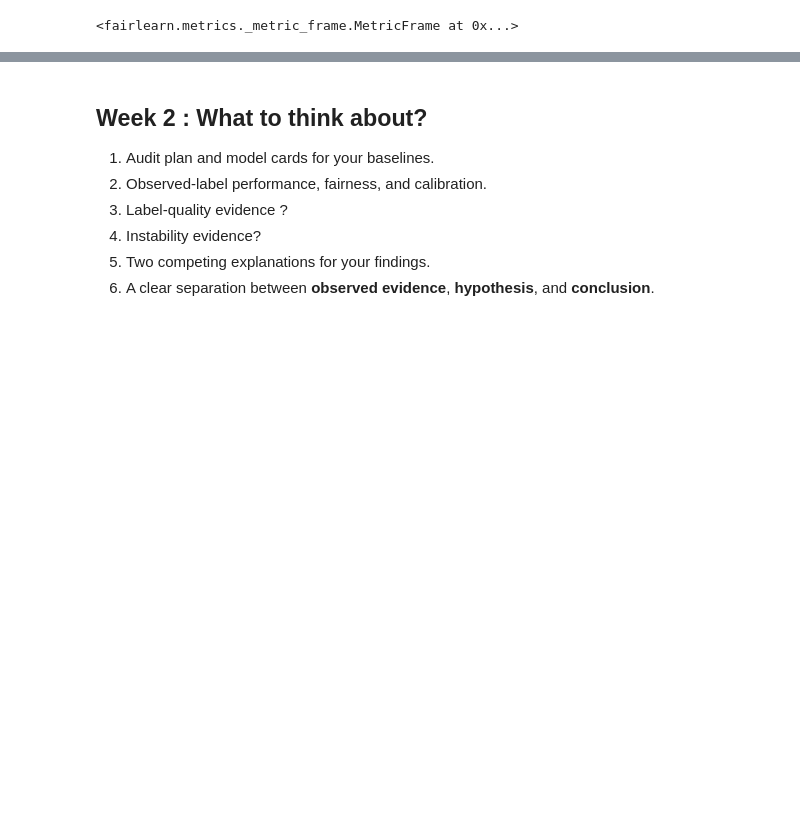
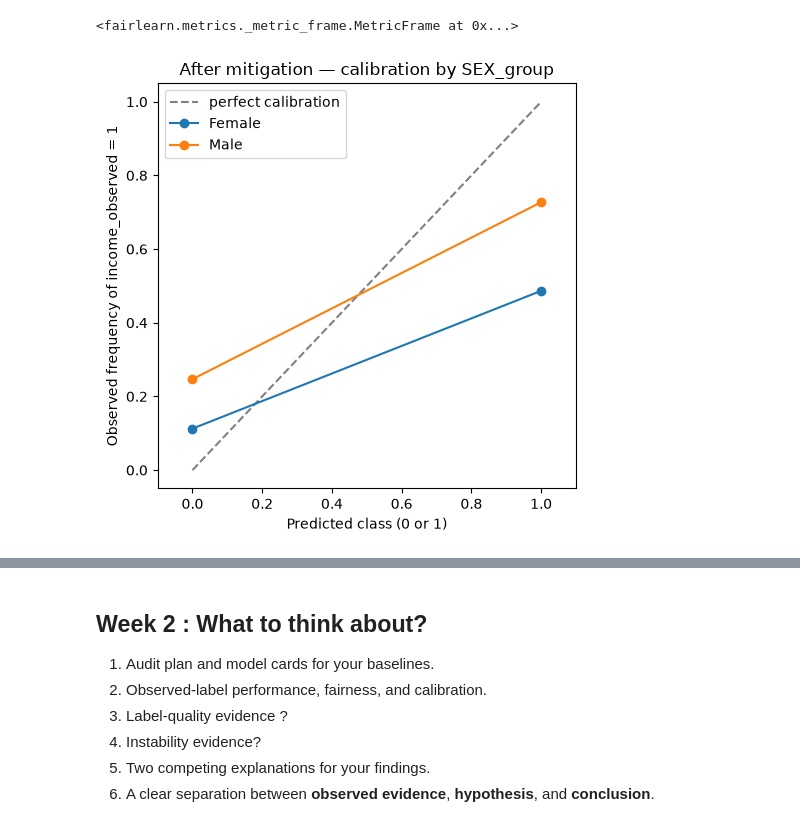
Before and after one commit to bellaVbsVbee/RAI, a Jupyter notebook: Project1/Karo_Week2_Blind_Data_Audit.ipynb, the cells around one changed output, grey strips where cells are left out. Saved outputs shown, nothing was run; the diff lists cells and outputs as text; code cells hidden in the pictures; blank space fills up the shorter version.

```diff
--- a/Project1/Karo_Week2_Blind_Data_Audit.ipynb
+++ b/Project1/Karo_Week2_Blind_Data_Audit.ipynb
@@ -506,3 +509,24 @@ Before mitigation  |  TPR gap: 0.155, FPR gap: 0.002
 After mitigation (equalized odds)  |  TPR gap: 0.011, FPR gap: 0.006
 [figure]
 <fairlearn.metrics._metric_frame.MetricFrame at 0x...>
+# %%
+def hard_prediction_calibration_plot(y_true, y_pred, group, title=""):
+    plt.figure(figsize=(5, 5))
+    plt.plot([0, 1], [0, 1], linestyle="--", color="gray", label="perfect calibration")
+
+    for g in sorted(group.unique()):
+        mask = group == g
+        observed_by_pred = pd.DataFrame({"y_true": y_true[mask], "y_pred": y_pred[mask]}).groupby("y_pred")["y_true"].mean()
+        plt.plot(observed_by_pred.index, observed_by_pred.values, marker="o", linestyle="-", label=g)
+
+    plt.xlabel("Predicted class (0 or 1)")
+    plt.ylabel(f"Observed frequency of {LABEL} = 1")
+    plt.xlim(-0.1, 1.1)
+    plt.title(title)
+    plt.legend()
+    plt.tight_layout()
+    plt.show()
+# %%
+hard_prediction_calibration_plot(validation[LABEL], mitigated_pred, validation["SEX_group"], title="After mitigation — calibration by SEX_group")
+# %% [output]
+[figure, added]
```
Also changed, not shown: parts of 3 cells of this notebook, 4 other files.
